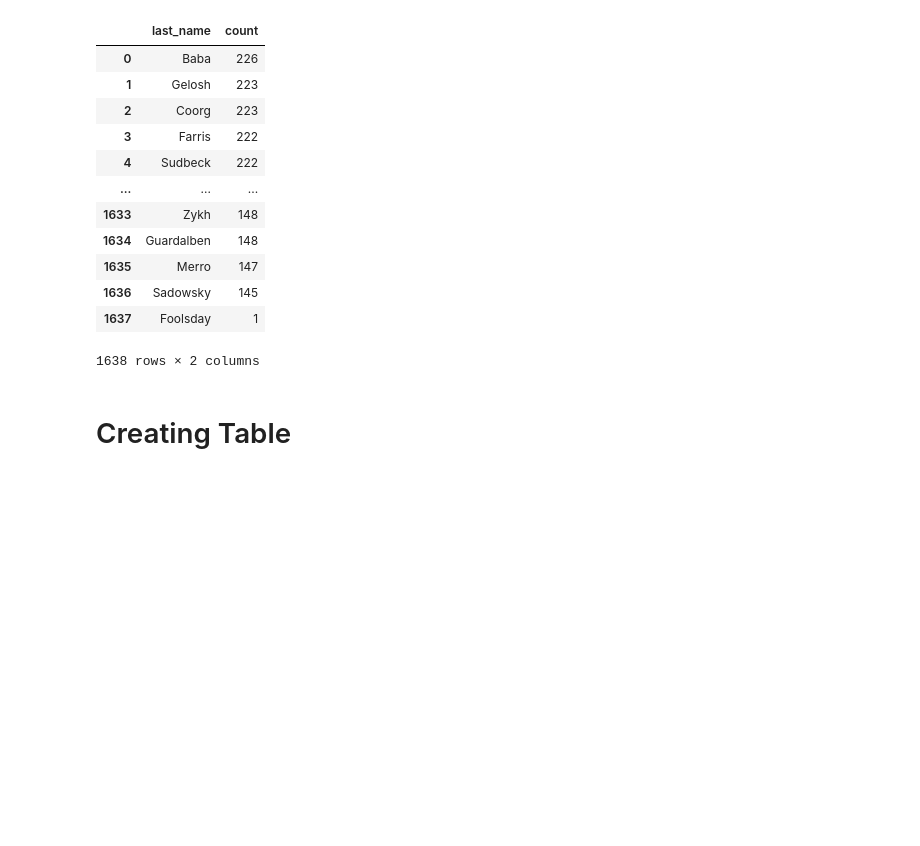
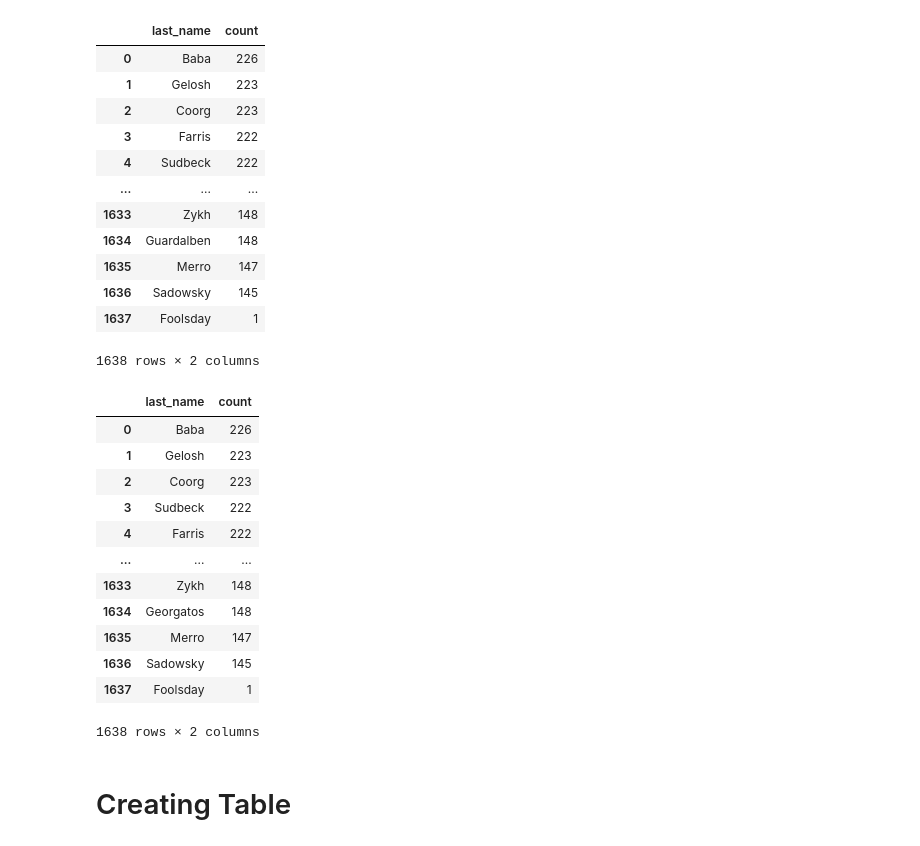
Before and after one commit to pandeysudip/SQL, a Jupyter notebook: sqlalchemy.ipynb, the cells around one changed output. Drawn from its saved outputs; the diff is of its cells as text; code cells hidden in the pictures; blank space fills up the shorter version.

```diff
--- a/sqlalchemy.ipynb
+++ b/sqlalchemy.ipynb
@@ -279,6 +306,29 @@ df_8
 | 1636 | Sadowsky | 145 |
 | 1637 | Foolsday | 1 |
 1638 rows × 2 columns
+# %%
+#using sqlalchemy
+res_8=connection.execute(db.select([employees.c.last_name,
+                                    db.func.count(employees.c.last_name)])
+                                    .group_by(employees.c.last_name)
+                                    .order_by(db.desc(db.func.count(employees.c.last_name)))
+                                                       ).fetchall()
+df_alc8 = pd.DataFrame(res_8, columns=(['last_name','count']))
+df_alc8
+# %% [output]
+|  | last_name | count |
+| 0 | Baba | 226 |
+| 1 | Gelosh | 223 |
+| 2 | Coorg | 223 |
+| 3 | Sudbeck | 222 |
+| 4 | Farris | 222 |
+| ... | ... | ... |
+| 1633 | Zykh | 148 |
+| 1634 | Georgatos | 148 |
+| 1635 | Merro | 147 |
+| 1636 | Sadowsky | 145 |
+| 1637 | Foolsday | 1 |
+1638 rows × 2 columns
 # %% [markdown]
 # Creating Table
 # %%
```
Also changed, not shown: parts of 1 cell of this notebook.
